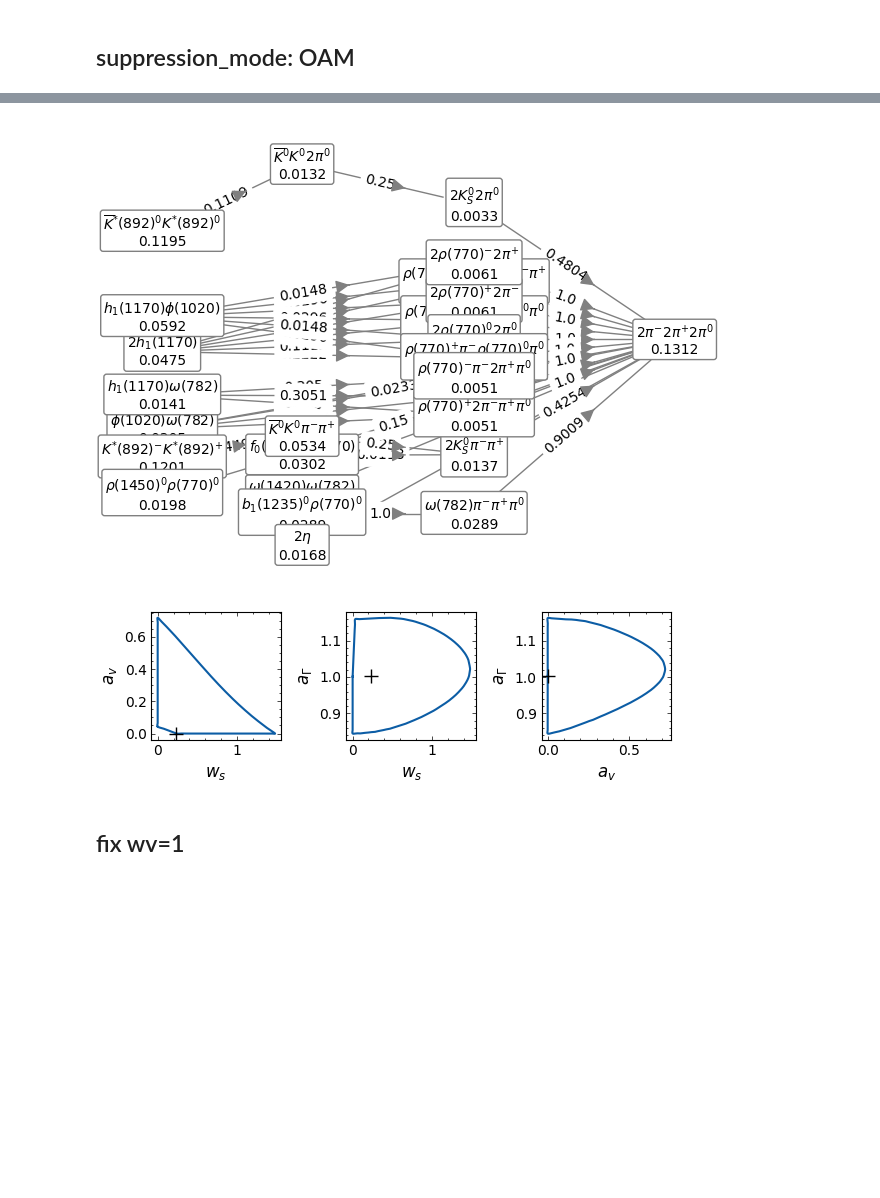
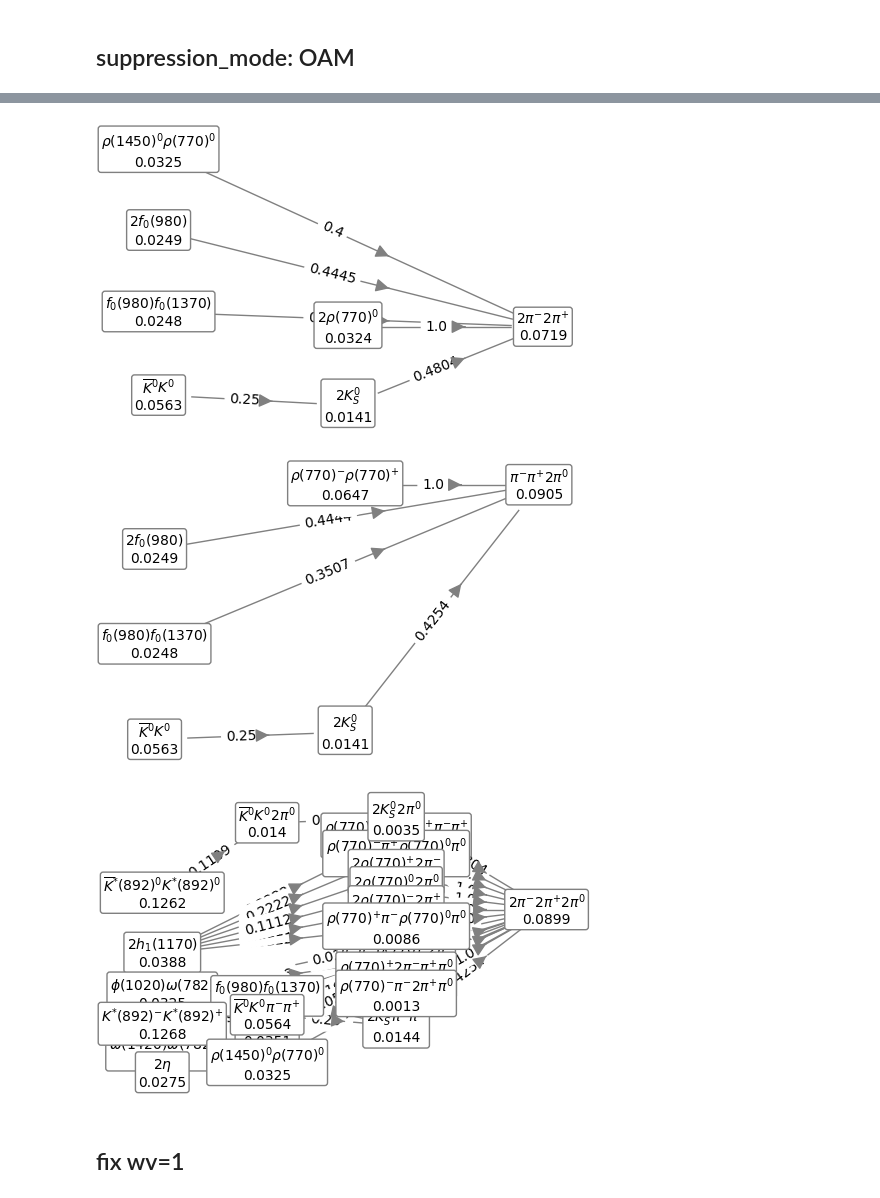
Before and after one commit to HeSeebach/ScalarHadronizer, a Jupyter notebook: parameter_fits.ipynb, the cells around one changed output, grey strips where cells are left out. Drawn from its saved outputs; the diff is of its cells as text; code cells hidden in the pictures; blank space fills up the shorter version.

```diff
--- a/parameter_fits.ipynb
+++ b/parameter_fits.ipynb
@@ -466,41 +85,0 @@ plt.plot(ws_contour,wv_contour,'+')
-# %%
-ws_list=[]
-wv_list=[]
-for phi in np.linspace(0,np.pi,50):
-    aspect_ratio=gamma_tot_upper/1.2*scaling
-    R=np.sqrt(ws**2+(gamma_tot_min)**2)
-    ws=1*np.cos(phi)+ws_min
-    gamma=(gamma_tot_upper*np.sin(phi)+gamma_tot_min)
-    ws_list.append(ws)
-    wv_list.append(gamma)
-
-def get_upper_bound(theta,phi):
-    vec=param_vec(1,theta,phi)
-    return np.linalg.norm([np.where(vec[0]<0,ws_min,vec[0]),np.where(vec[1]<0,wv_min,vec[1]),np.where(vec[2]<0,gamma_tot_min,vec[2])])
-
-def param_vec(r,theta,phi):
-    ws=r*np.sin(theta)*np.cos(phi)+ws_min
-    wv=0.1*r*np.sin(theta)*np.sin(phi)+wv_min
-    gamma_tot=gamma_tot_min*r*np.cos(theta)+gamma_tot_min
-    return np.array([ws,wv,gamma_tot])
-theta=np.linspace(-np.pi,np.pi,50)
-phi=np.linspace(0,np.pi,50)
-theta_grid,phi_grid=np.meshgrid(theta,phi)
-upper_bound=upper_bound_vec(theta_grid,phi_grid)
-upper_bound=param_vec(1,theta_grid,phi_grid)
-
-plt.contourf(X,Y,nll_const_wv)
-plt.colorbar()
-plt.xlabel('ws')
-plt.ylabel('gamma')
-plt.plot(ws_min,gamma_tot_min,'o',markersize=10)
-#plt.plot(ws_list,wv_list,'+')
-#plt.plot(upper_bound[0,phi_grid==0],upper_bound[2,phi_grid==0],'+')
-for theta in np.linspace(-np.pi,np.pi,50):
-    upper_bound=get_upper_bound(theta,0)
-    print(theta,upper_bound)
-    #upper_bound=1
-    plt.plot(param_vec(upper_bound,theta,0)[0],param_vec(upper_bound,theta,0)[2],'+')
-
-print(param_vec(1,-np.pi/2,0))
-print(get_upper_bound(-np.pi/2,0))
@@ -1548,4 +805,8 @@ SH_best_fit2.plot_initial_state_hist(n=15,show=False,save_path='/home/henry/Docu
 # %%
+SH_best_fit.plot_from_final_state((-211,-211,211,211))
+SH_best_fit.plot_from_final_state((-211,111,111,211))
 SH_best_fit.plot_from_final_state((-211,-211,111,111,211,211))
 # %% [output]
-[figure, old version]
+[figure, new version]
+[figure, added]
+[figure, added]
@@ -1570,21 +813,3 @@ contour_wvgamma=get_contour('contour_wvgamma_oam','wv','gamma_fac')
-# %%
-fig,axis=plt.subplots(1,3,figsize=(6,2))
-axis[0].plot(contour_wswv[:,0],contour_wswv[:,1],label='68%')
-axis[0].plot(ws_opt_oam,wv_opt_oam,'+',markersize=10,color='black')
-axis[0].set_xlabel(r'$w_s$')
-axis[0].set_ylabel(r'$a_v$')
-axis[1].plot(contour_wsgamma[:,0],contour_wsgamma[:,1])
-axis[1].plot(ws_opt_oam,gamma_fac_opt_oam,'+',markersize=10,color='black')
-axis[1].set_xlabel(r'$w_s$')
-axis[1].set_ylabel(r'$a_{\Gamma}$')
-axis[2].plot(contour_wvgamma[:,0],contour_wvgamma[:,1])
-axis[2].plot(wv_opt_oam,gamma_fac_opt_oam,'+',markersize=10,color='black')
-axis[2].set_xlabel(r'$a_v$')
-axis[2].set_ylabel(r'$a_{\Gamma}$')
-plt.tight_layout()
-plt.savefig('/home/henry/Documents/Uni/Masterarbeit/latex-thesis/plots/likelihood_contours_oam.pdf')
-# %% [output]
-[figure, removed]
 # %%
 results_dict['ws_oam']=ws_opt_oam
 results_dict['av_oam']=wv_opt_oam
```
Also changed, not shown: parts of 92 cells of this notebook, 10 other files.
